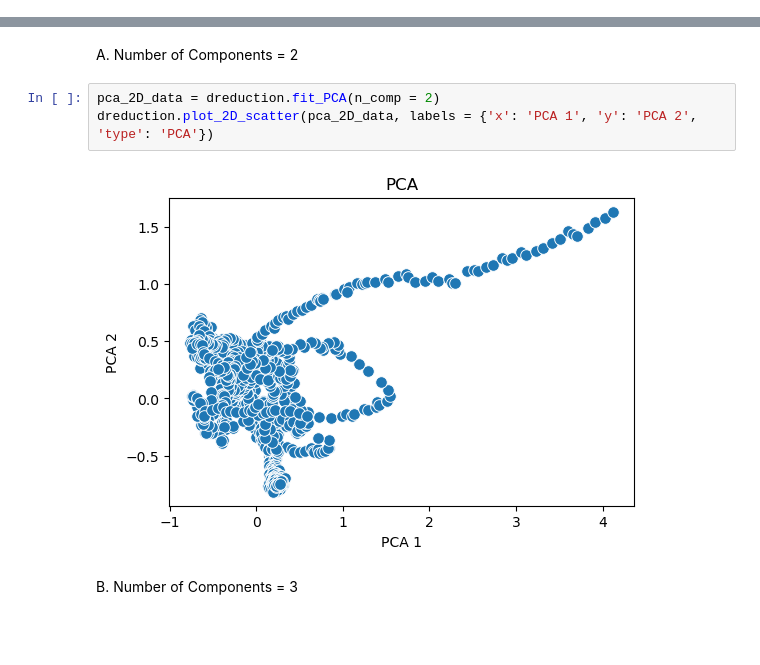
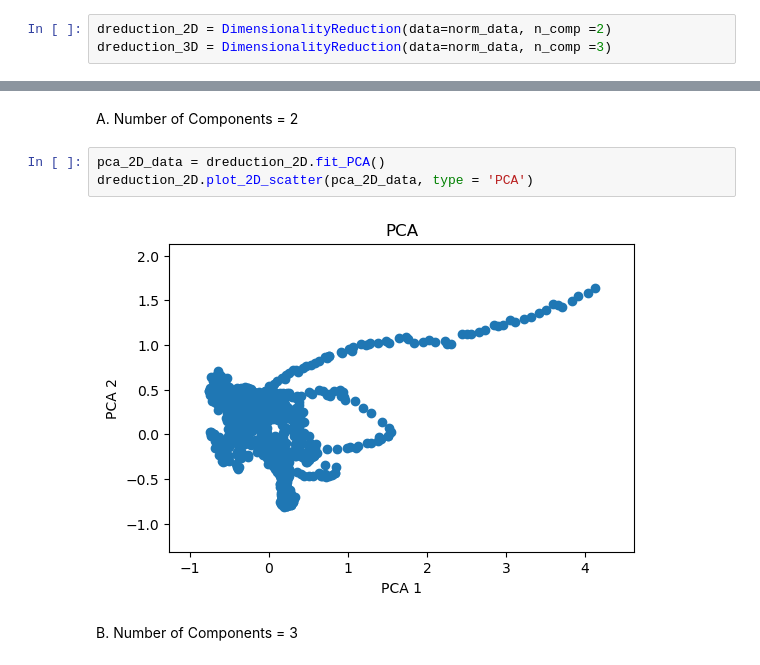
Before and after one commit to anabenitoterreros/TEPaat, a Jupyter notebook: notebooks/2.1-aat-DimensionalityReduction.ipynb, the cells around one changed output, grey strips where cells are left out. Drawn from its saved outputs; the diff is of its cells as text; blank space fills up the shorter version.

```diff
--- a/notebooks/2.1-aat-DimensionalityReduction.ipynb
+++ b/notebooks/2.1-aat-DimensionalityReduction.ipynb
@@ -53,11 +55,14 @@ dreduction = DimensionalityReduction(norm_data)
+# %%
+dreduction_2D = DimensionalityReduction(data=norm_data, n_comp =2)
+dreduction_3D = DimensionalityReduction(data=norm_data, n_comp =3)
 # %% [markdown]
 ## 2.1 PCA
 # %% [markdown]
 A. Number of Components = 2
 # %%
-pca_2D_data = dreduction.fit_PCA(n_comp = 2)
-dreduction.plot_2D_scatter(pca_2D_data, labels = {'x': 'PCA 1', 'y': 'PCA 2', 'type': 'PCA'})
+pca_2D_data = dreduction_2D.fit_PCA()
+dreduction_2D.plot_2D_scatter(pca_2D_data, type = 'PCA')
 # %% [output]
-[figure, old version]
+[figure, new version]
 # %% [markdown]
 B. Number of Components = 3
```
Also changed, not shown: parts of 29 cells of this notebook, 12 other files.
